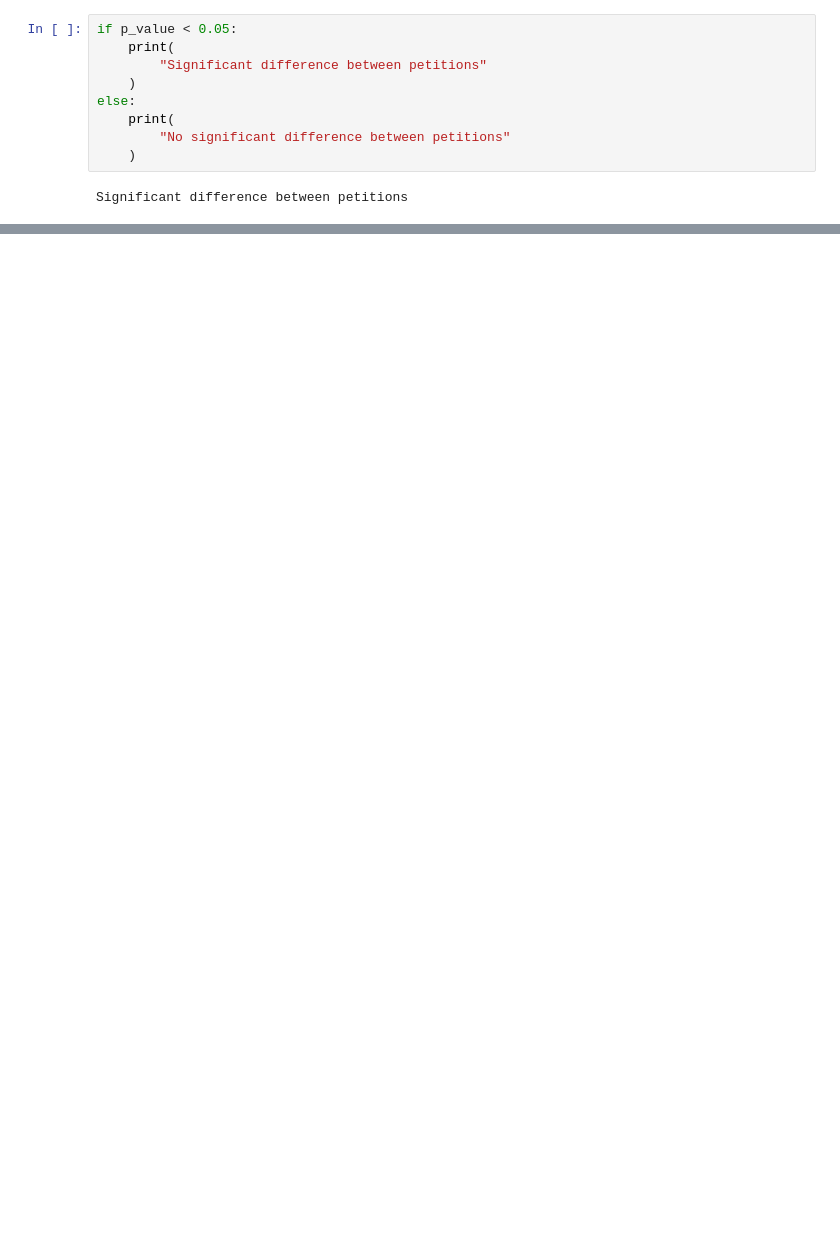
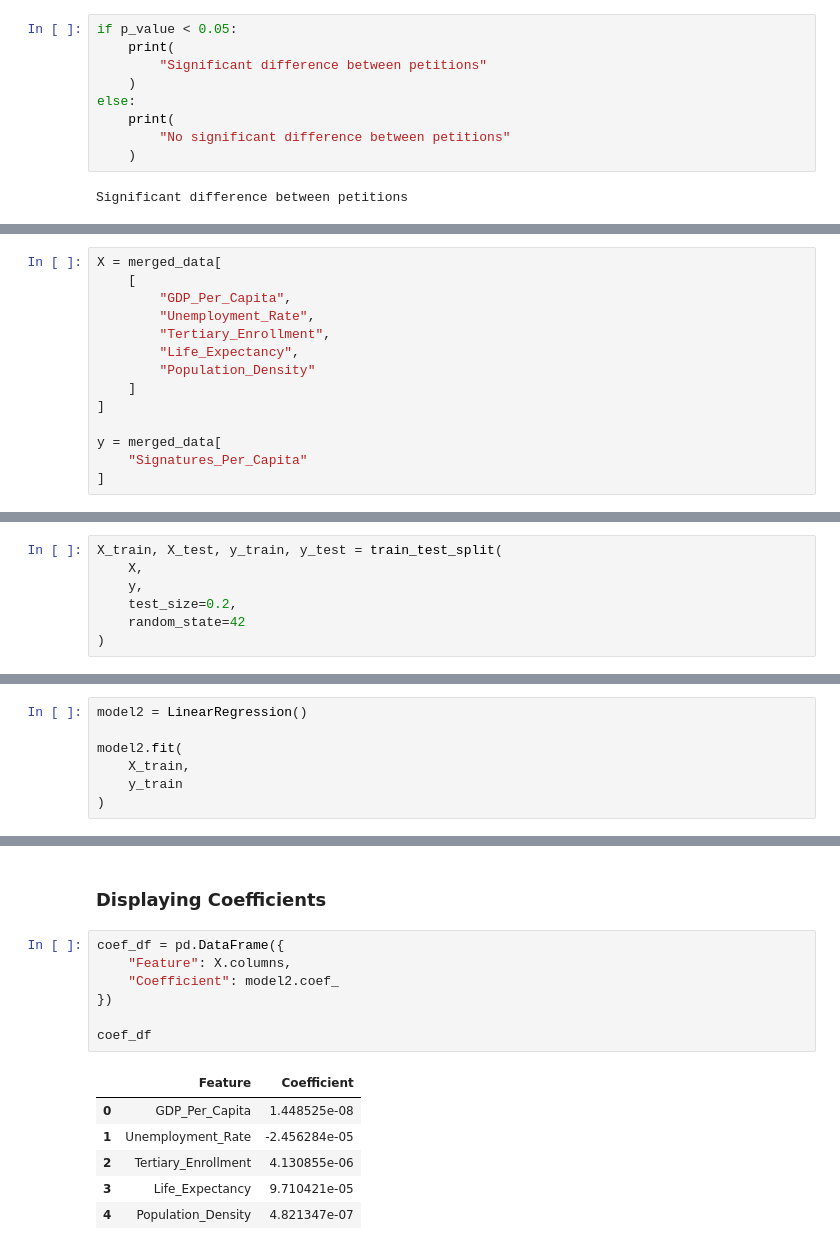
Before and after one commit to Matthew-Riddell/MSc-Dissertation, a Jupyter notebook: notebooks/data-initial-modelling.ipynb, the cells around one changed output, grey strips where cells are left out. Drawn from its saved outputs; the diff is of its cells as text; blank space fills up the shorter version.

```diff
--- a/notebooks/data-initial-modelling.ipynb
+++ b/notebooks/data-initial-modelling.ipynb
@@ -109,0 +237,14 @@ Significant difference between petitions
+# %%
+X = merged_data[
+    [
+        "GDP_Per_Capita",
+        "Unemployment_Rate",
+        "Tertiary_Enrollment",
+        "Life_Expectancy",
+        "Population_Density"
+    ]
+]
+
+y = merged_data[
+    "Signatures_Per_Capita"
+]
@@ -109,0 +253,7 @@ Significant difference between petitions
+# %%
+X_train, X_test, y_train, y_test = train_test_split(
+    X,
+    y,
+    test_size=0.2,
+    random_state=42
+)
@@ -109,0 +262,7 @@ Significant difference between petitions
+# %%
+model2 = LinearRegression()
+
+model2.fit(
+    X_train,
+    y_train
+)
@@ -109,0 +293,16 @@ Significant difference between petitions
+# %% [markdown]
+### Displaying Coefficients
+# %%
+coef_df = pd.DataFrame({
+    "Feature": X.columns,
+    "Coefficient": model2.coef_
+})
+
+coef_df
+# %% [output]
+|  | Feature | Coefficient |
+| 0 | GDP_Per_Capita | 1.448525e-08 |
+| 1 | Unemployment_Rate | -2.456284e-05 |
+| 2 | Tertiary_Enrollment | 4.130855e-06 |
+| 3 | Life_Expectancy | 9.710421e-05 |
+| 4 | Population_Density | 4.821347e-07 |
```
Also changed, not shown: parts of 40 cells of this notebook, 2 other files.
